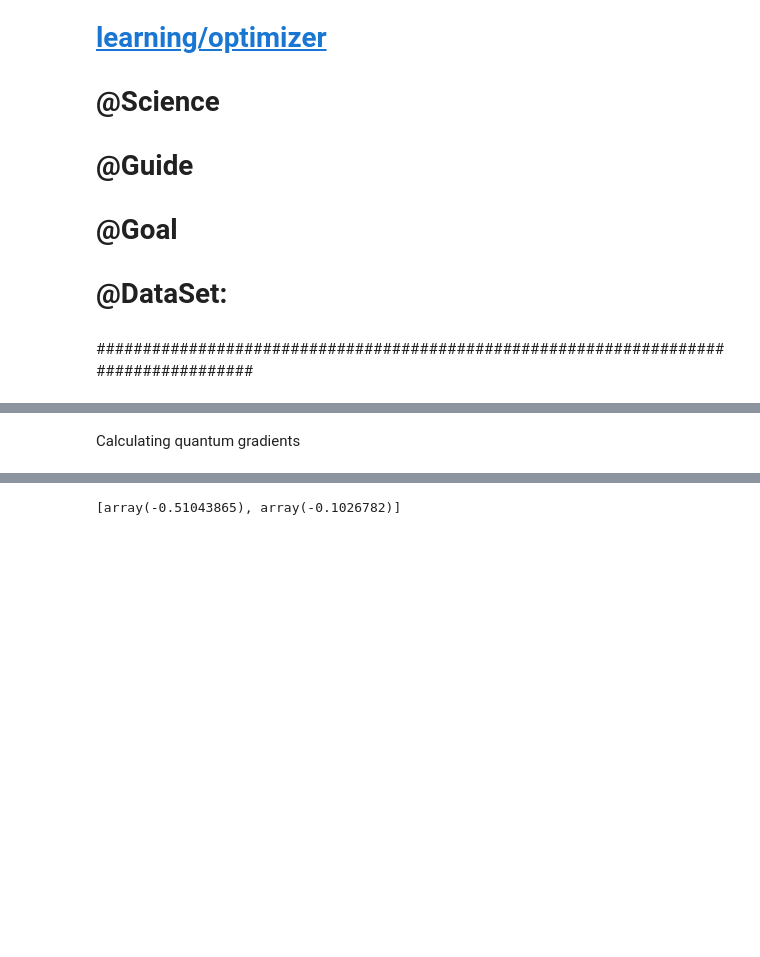
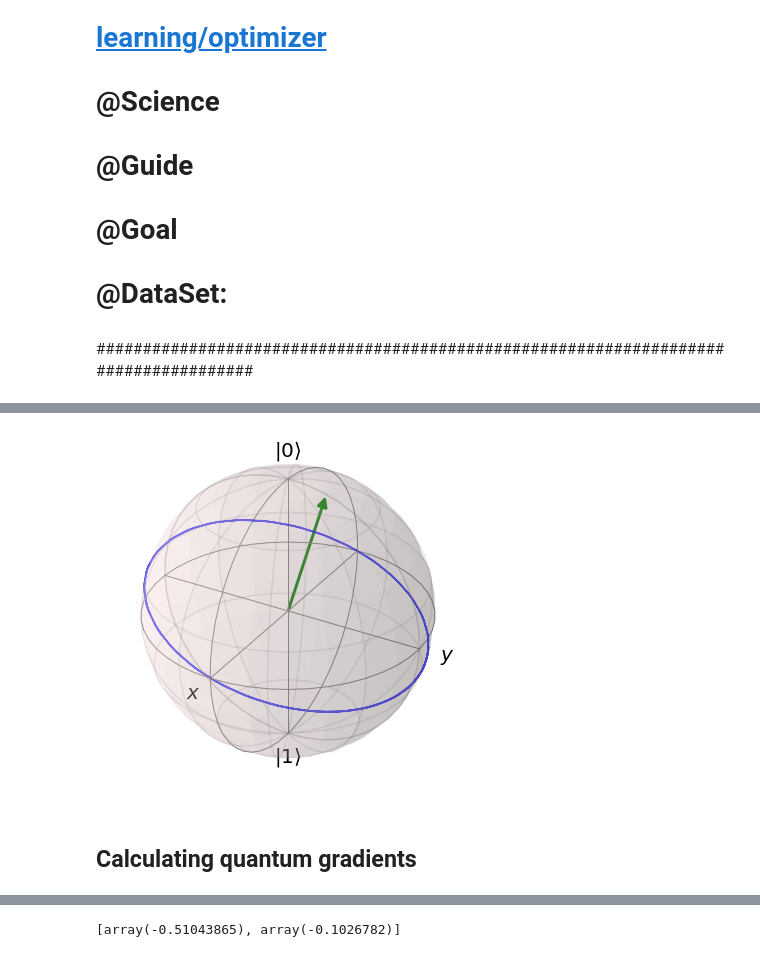
Before and after one commit to ohioh/IntroductionQuantumComputing, a Jupyter notebook: QuantumMachineLearning/PennyLaneTutorials/Basic_tutorial_qubit_rotation.ipynb, the cells around one changed output, grey strips where cells are left out. Drawn from its saved outputs; the diff is of its cells as text; code cells hidden in the pictures; blank space fills up the shorter version.

```diff
--- a/QuantumMachineLearning/PennyLaneTutorials/Basic_tutorial_qubit_rotation.ipynb
+++ b/QuantumMachineLearning/PennyLaneTutorials/Basic_tutorial_qubit_rotation.ipynb
@@ -47,2 +81,10 @@ print(circuit([0.54, 0.12]))
+# %%
+b = Bloch()
+b.add_vectors(expect(H.unit(), e_ops))
+b.add_points(result.expect, meth='l')
+
+b.make_sphere()
+# %% [output]
+[figure, added]
 # %% [markdown]
-Calculating quantum gradients
+## Calculating quantum gradients
```
Also changed, not shown: parts of 15 cells of this notebook, 2 other files.
